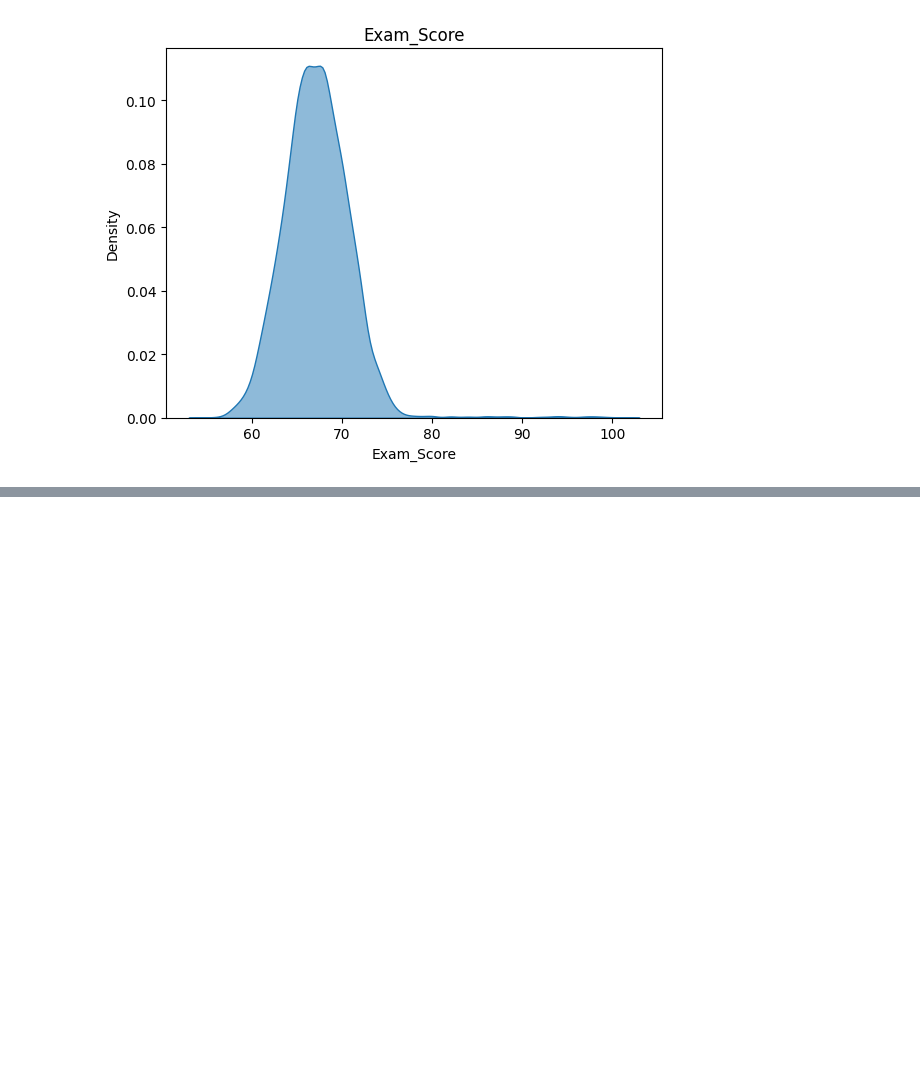
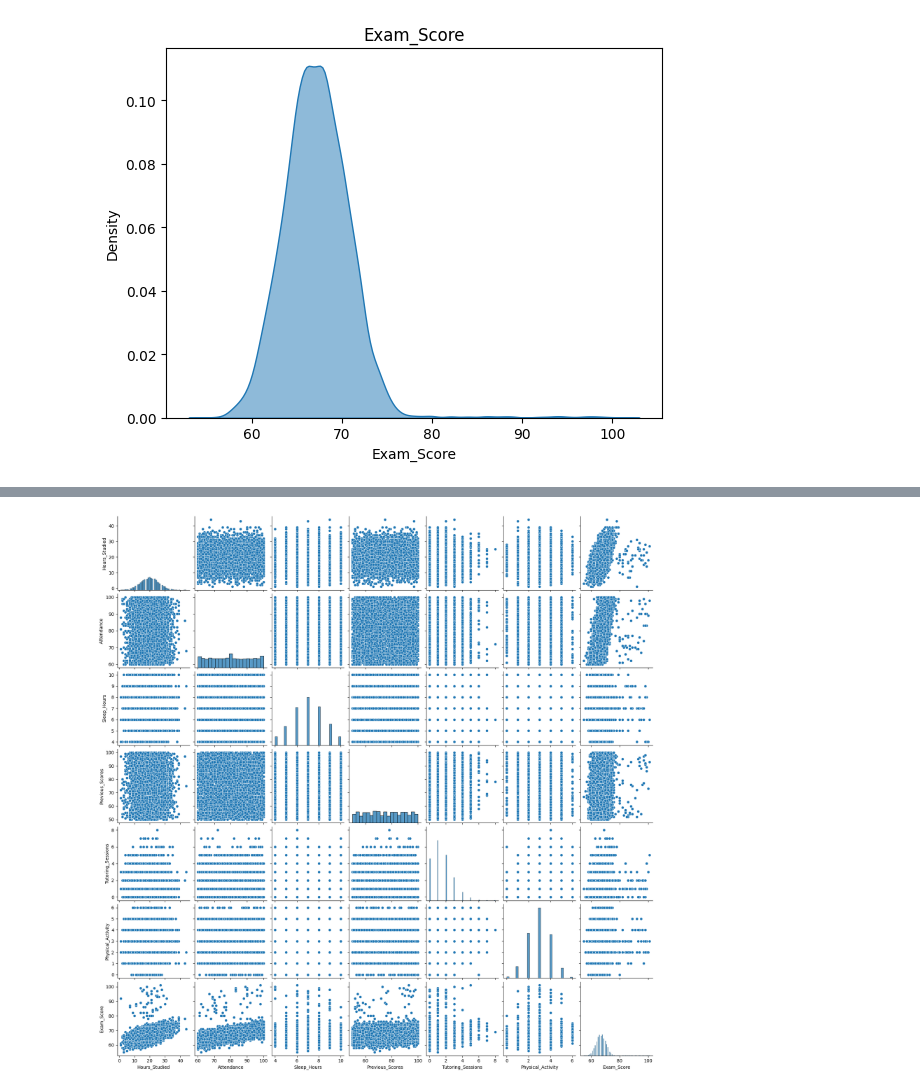
Before and after one commit to minSara02-FromTheStart/CSE303_Project_, a Jupyter notebook: StudentPerformanceFactors.ipynb, the cells around one changed output, grey strips where cells are left out. Cells and saved outputs as stored; diff of their text form; code cells hidden in the pictures; blank space fills up the shorter version.

```diff
--- a/StudentPerformanceFactors.ipynb
+++ b/StudentPerformanceFactors.ipynb
@@ -103,0 +171,5 @@ for col in num_cols:
+# %%
+sns.pairplot(df[num_cols])
+plt.show()
+# %% [output]
+[figure, added]
```
Also changed, not shown: parts of 7 cells of this notebook.
